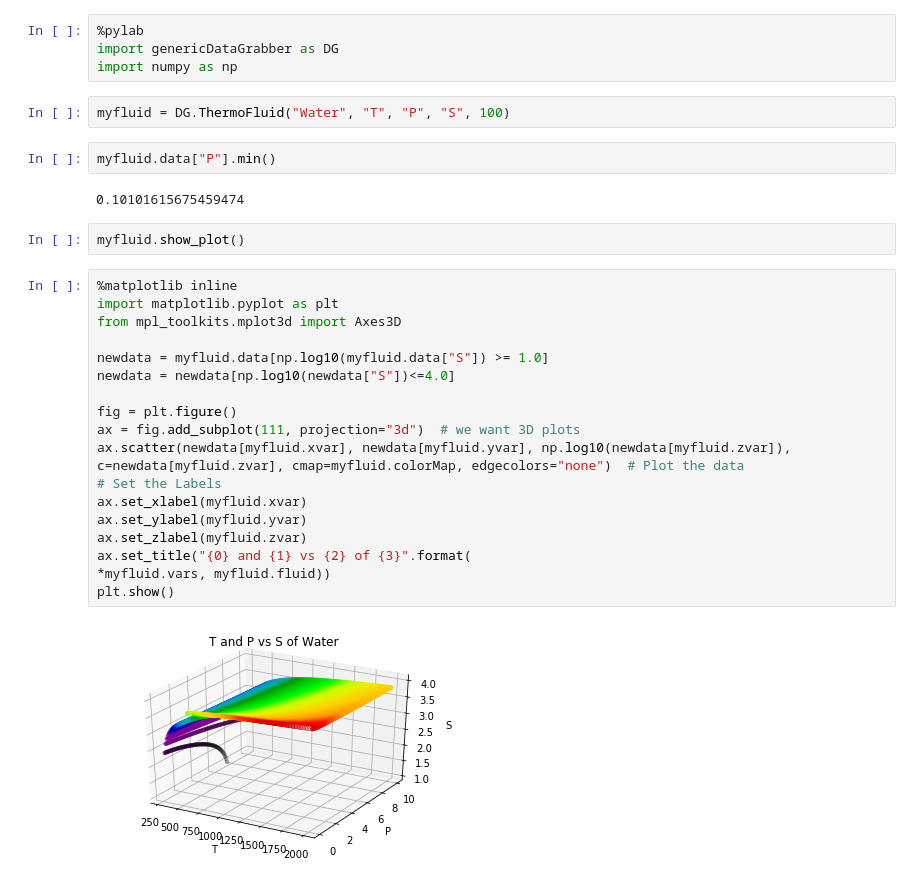
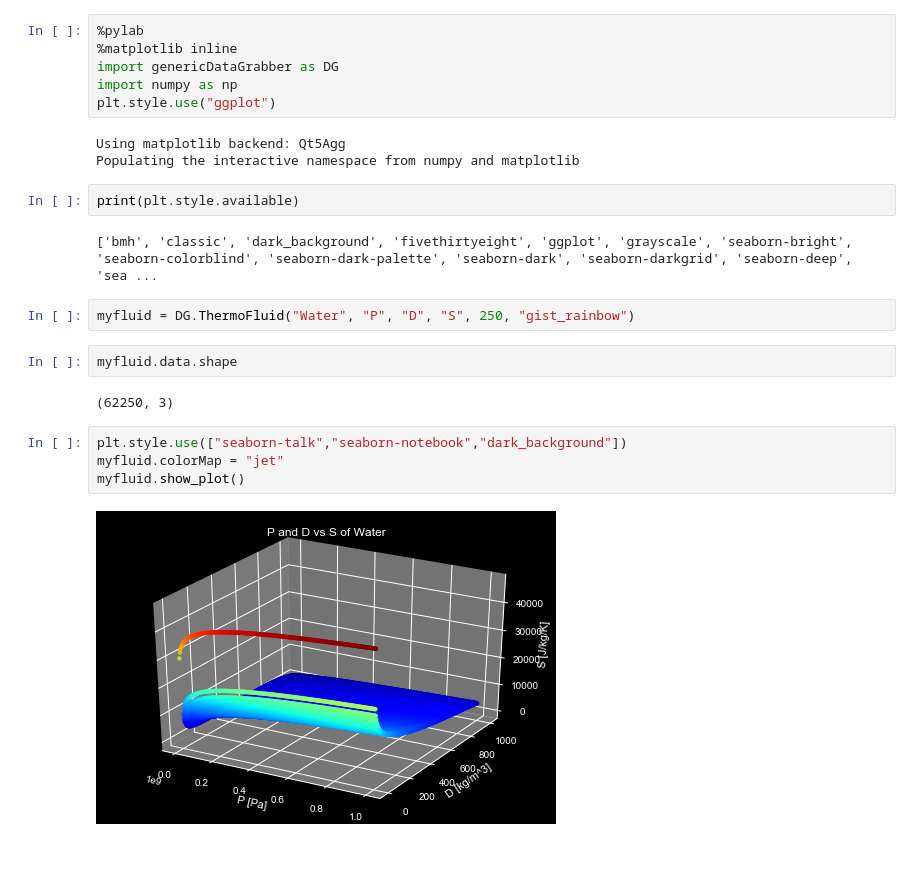
Before and after one commit to nick5435/thermo-bridge, a Jupyter notebook: python/generic_UseCase.ipynb, the cells around one changed output. Drawn from its saved outputs; the diff is of its cells as text; blank space fills up the shorter version.

```diff
--- a/python/generic_UseCase.ipynb
+++ b/python/generic_UseCase.ipynb
@@ -1,32 +1,25 @@
 # %%
 %pylab
+%matplotlib inline
 import genericDataGrabber as DG
 import numpy as np
+plt.style.use("ggplot")
+# %% [output]
+Using matplotlib backend: Qt5Agg
+Populating the interactive namespace from numpy and matplotlib
+# %%
+print(plt.style.available)
+# %% [output]
+['bmh', 'classic', 'dark_background', 'fivethirtyeight', 'ggplot', 'grayscale', 'seaborn-bright', 'seaborn-colorblind', 'seaborn-dark-palette', 'seaborn-dark', 'seaborn-darkgrid', 'seaborn-deep', 'sea ...
 # %%
-myfluid = DG.ThermoFluid("Water", "T", "P", "S", 100)
+myfluid = DG.ThermoFluid("Water", "P", "D", "S", 250, "gist_rainbow")
 # %%
-myfluid.data["P"].min()
+myfluid.data.shape
 # %% [output]
-0.10101615675459474
+(62250, 3)
-# %%
-myfluid.show_plot()
-# %%
-%matplotlib inline
-import matplotlib.pyplot as plt
-from mpl_toolkits.mplot3d import Axes3D
-
-newdata = myfluid.data[np.log10(myfluid.data["S"]) >= 1.0]
-newdata = newdata[np.log10(newdata["S"])<=4.0]
-
-fig = plt.figure()
-ax = fig.add_subplot(111, projection="3d")  # we want 3D plots
-ax.scatter(newdata[myfluid.xvar], newdata[myfluid.yvar], np.log10(newdata[myfluid.zvar]), c=newdata[myfluid.zvar], cmap=myfluid.colorMap, edgecolors="none")  # Plot the data
-# Set the Labels
-ax.set_xlabel(myfluid.xvar)
-ax.set_ylabel(myfluid.yvar)
-ax.set_zlabel(myfluid.zvar)
-ax.set_title("{0} and {1} vs {2} of {3}".format(
-*myfluid.vars, myfluid.fluid))
-plt.show()
-# %% [output]
-[figure, removed]
+# %%
+plt.style.use(["seaborn-talk","seaborn-notebook","dark_background"])
+myfluid.colorMap = "jet"
+myfluid.show_plot()
+# %% [output]
+[figure, added]
```
Also changed, not shown: 5 other files.
